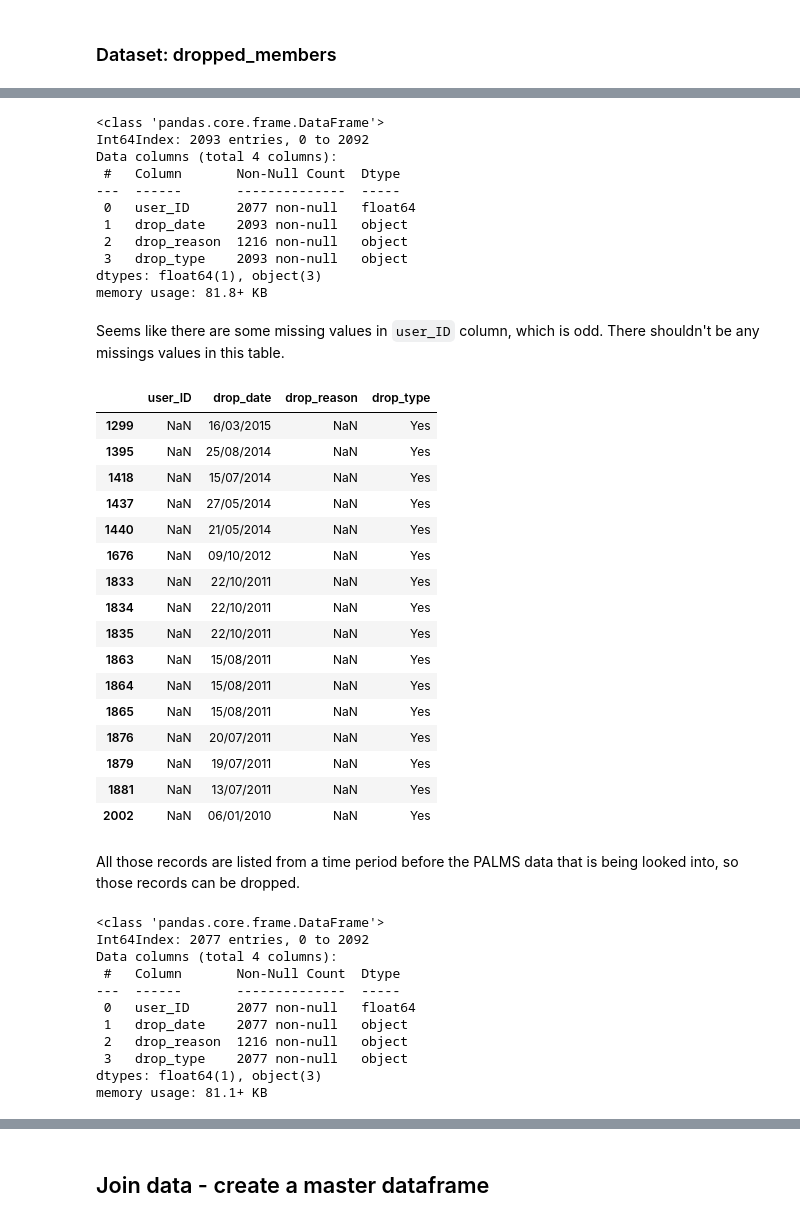
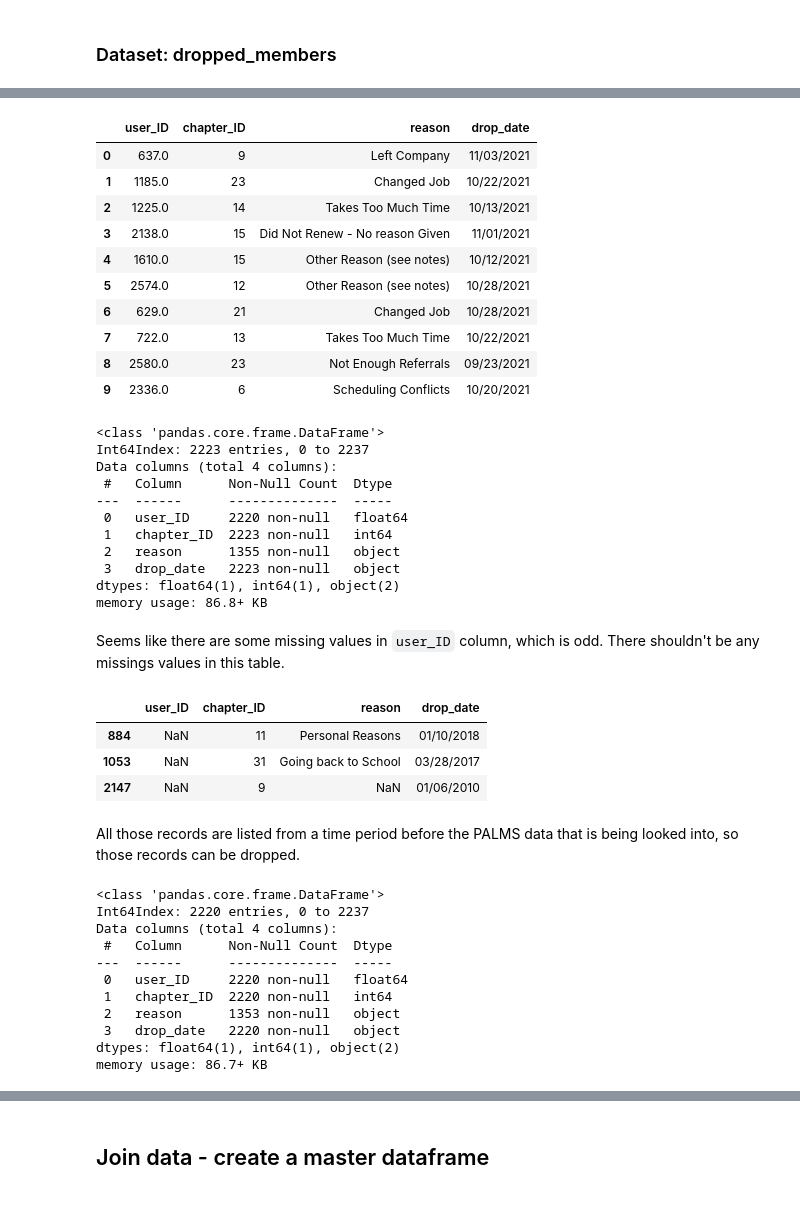
Before and after one commit to da-veed/BachelorThesis, a Jupyter notebook: data_cleaning.ipynb, the cells around one changed output, grey strips where cells are left out. Saved outputs shown, nothing was run; the diff lists cells and outputs as text; code cells hidden in the pictures.

````diff
--- a/data_cleaning.ipynb
+++ b/data_cleaning.ipynb
@@ -158,54 +127,56 @@ df_dropped_members.head(10)
+# %%
+df_dropped = pd.read_csv("data/dropped_members.csv", index_col=0, encoding="ISO-8859-1")
+df_dropped.head(10)
+# %% [output]
+|  | user_ID | chapter_ID | reason | drop_date |
+| 0 | 637.0 | 9 | Left Company | 11/03/2021 |
+| 1 | 1185.0 | 23 | Changed Job | 10/22/2021 |
+| 2 | 1225.0 | 14 | Takes Too Much Time | 10/13/2021 |
+| 3 | 2138.0 | 15 | Did Not Renew - No reason Given | 11/01/2021 |
+| 4 | 1610.0 | 15 | Other Reason (see notes) | 10/12/2021 |
+| 5 | 2574.0 | 12 | Other Reason (see notes) | 10/28/2021 |
+| 6 | 629.0 | 21 | Changed Job | 10/28/2021 |
+| 7 | 722.0 | 13 | Takes Too Much Time | 10/22/2021 |
+| 8 | 2580.0 | 23 | Not Enough Referrals | 09/23/2021 |
+| 9 | 2336.0 | 6 | Scheduling Conflicts | 10/20/2021 |
 # %%
-df_dropped_members.info()
+df_dropped.info()
 # %% [output]
 <class 'pandas.core.frame.DataFrame'>
-Int64Index: 2093 entries, 0 to 2092
+Int64Index: 2223 entries, 0 to 2237
 Data columns (total 4 columns):
- #   Column       Non-Null Count  Dtype
----  ------       --------------  -----
- 0   user_ID      2077 non-null   float64
- 1   drop_date    2093 non-null   object
- 2   drop_reason  1216 non-null   object
- 3   drop_type    2093 non-null   object
-dtypes: float64(1), object(3)
-memory usage: 81.8+ KB
+ #   Column      Non-Null Count  Dtype
+---  ------      --------------  -----
+ 0   user_ID     2220 non-null   float64
+ 1   chapter_ID  2223 non-null   int64
+ 2   reason      1355 non-null   object
+ 3   drop_date   2223 non-null   object
+dtypes: float64(1), int64(1), object(2)
+memory usage: 86.8+ KB
 # %% [markdown]
 Seems like there are some missing values in ```user_ID``` column, which is odd. There shouldn't be any missings values in this table.
 # %%
-df_dropped_members[df_dropped_members["user_ID"].isna()]
+df_dropped[df_dropped["user_ID"].isna()]
 # %% [output]
-|  | user_ID | drop_date | drop_reason | drop_type |
-| 1299 | NaN | 16/03/2015 | NaN | Yes |
-| 1395 | NaN | 25/08/2014 | NaN | Yes |
-| 1418 | NaN | 15/07/2014 | NaN | Yes |
-| 1437 | NaN | 27/05/2014 | NaN | Yes |
-| 1440 | NaN | 21/05/2014 | NaN | Yes |
-| 1676 | NaN | 09/10/2012 | NaN | Yes |
-| 1833 | NaN | 22/10/2011 | NaN | Yes |
-| 1834 | NaN | 22/10/2011 | NaN | Yes |
-| 1835 | NaN | 22/10/2011 | NaN | Yes |
-| 1863 | NaN | 15/08/2011 | NaN | Yes |
-| 1864 | NaN | 15/08/2011 | NaN | Yes |
-| 1865 | NaN | 15/08/2011 | NaN | Yes |
-| 1876 | NaN | 20/07/2011 | NaN | Yes |
-| 1879 | NaN | 19/07/2011 | NaN | Yes |
-| 1881 | NaN | 13/07/2011 | NaN | Yes |
-| 2002 | NaN | 06/01/2010 | NaN | Yes |
+|  | user_ID | chapter_ID | reason | drop_date |
+| 884 | NaN | 11 | Personal Reasons | 01/10/2018 |
+| 1053 | NaN | 31 | Going back to School | 03/28/2017 |
+| 2147 | NaN | 9 | NaN | 01/06/2010 |
 # %% [markdown]
 All those records are listed from a time period before the PALMS data that is being looked into, so those records can be dropped.
 # %%
-df_dropped_members.dropna(subset=["user_ID"], inplace=True)
-df_dropped_members.info()
+df_dropped.dropna(subset=["user_ID"], inplace=True)
+df_dropped.info()
 # %% [output]
 <class 'pandas.core.frame.DataFrame'>
-Int64Index: 2077 entries, 0 to 2092
+Int64Index: 2220 entries, 0 to 2237
 Data columns (total 4 columns):
- #   Column       Non-Null Count  Dtype
----  ------       --------------  -----
- 0   user_ID      2077 non-null   float64
- 1   drop_date    2077 non-null   object
- 2   drop_reason  1216 non-null   object
- 3   drop_type    2077 non-null   object
-dtypes: float64(1), object(3)
-memory usage: 81.1+ KB
+ #   Column      Non-Null Count  Dtype
+---  ------      --------------  -----
+ 0   user_ID     2220 non-null   float64
+ 1   chapter_ID  2220 non-null   int64
+ 2   reason      1353 non-null   object
+ 3   drop_date   2220 non-null   object
+dtypes: float64(1), int64(1), object(2)
+memory usage: 86.7+ KB
 # %%
````
Also changed, not shown: parts of 505 cells of this notebook.
